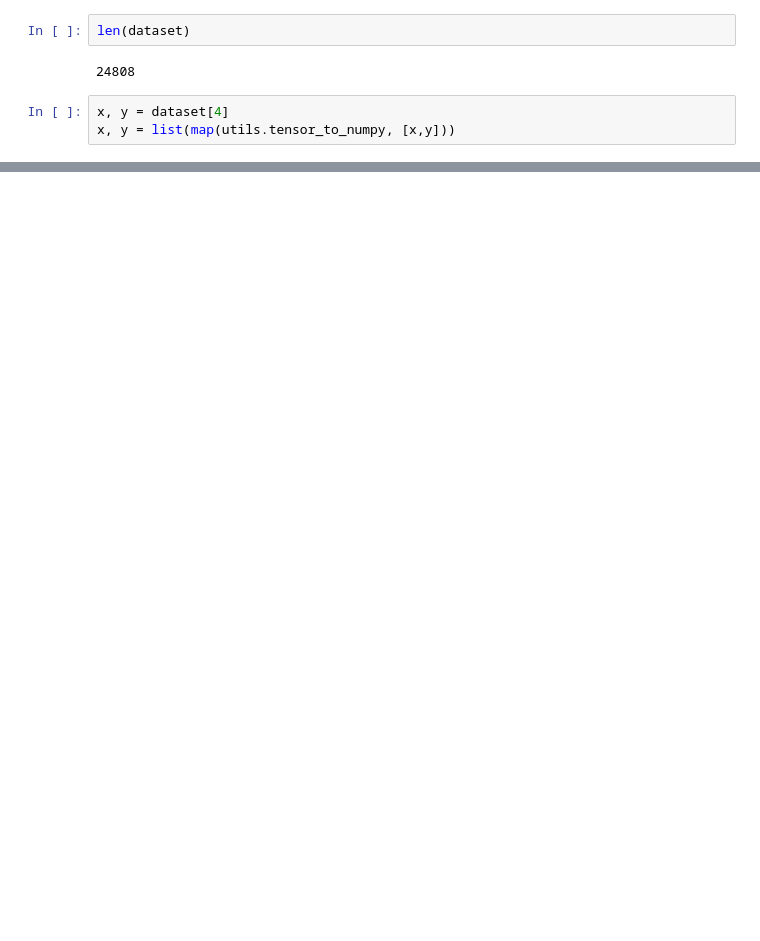
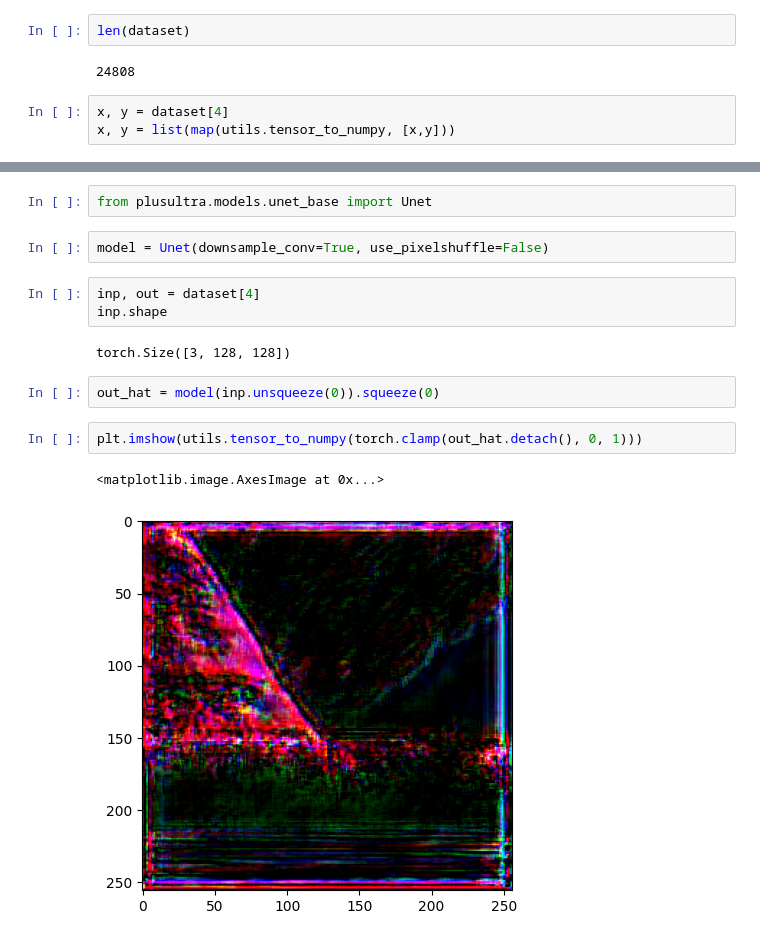
Before and after one commit to AtharvBhat/Plus-Ultra, a Jupyter notebook: notebooks/test.ipynb, the cells around one changed output, grey strips where cells are left out. Saved outputs shown, nothing was run; the diff lists cells and outputs as text; blank space fills up the shorter version.

Commit message:
Add Unet Model and model parts

```diff
--- a/notebooks/test.ipynb
+++ b/notebooks/test.ipynb
@@ -33,0 +35,16 @@ plt.imshow(y)
+# %%
+from plusultra.models.unet_base import Unet
+# %%
+model = Unet(downsample_conv=True, use_pixelshuffle=False)
+# %%
+inp, out = dataset[4]
+inp.shape
+# %% [output]
+torch.Size([3, 128, 128])
+# %%
+out_hat = model(inp.unsqueeze(0)).squeeze(0)
+# %%
+plt.imshow(utils.tensor_to_numpy(torch.clamp(out_hat.detach(), 0, 1)))
+# %% [output]
+<matplotlib.image.AxesImage at 0x...>
+[figure, added]
```
Also changed, not shown: parts of 6 cells of this notebook, 2 other files.
